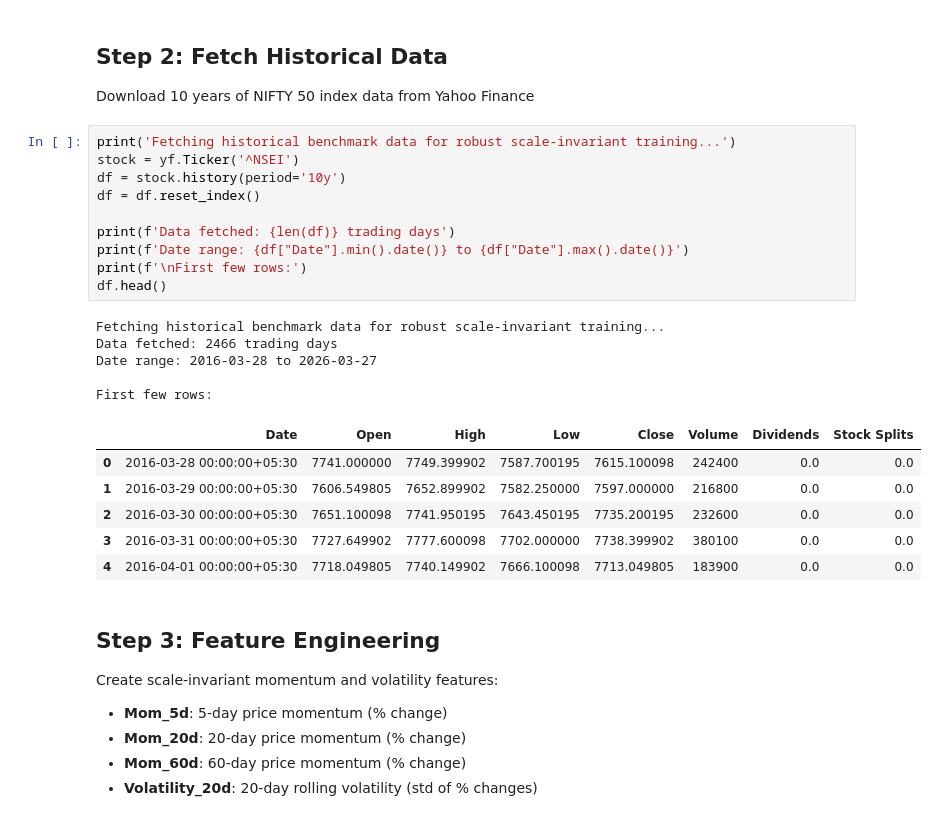
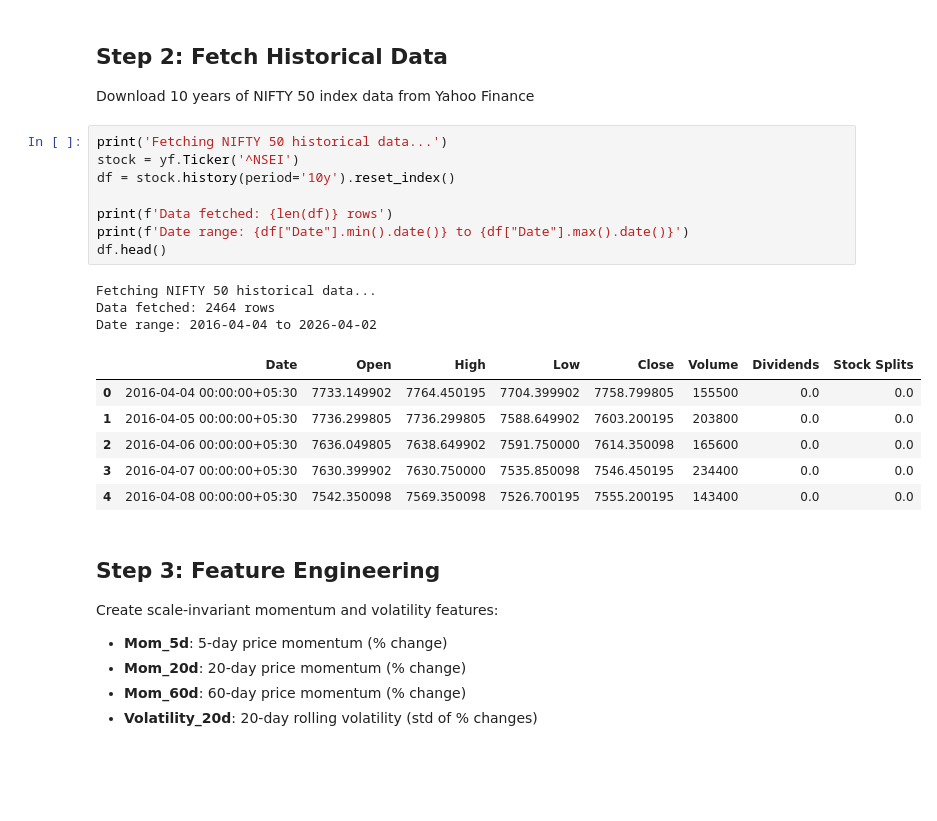
Before and after one commit to vaibhavmangla07/indian-stocks, a Jupyter notebook: notebook/train_model.ipynb, the cells around one changed output. Saved outputs shown, nothing was run; the diff lists cells and outputs as text; blank space fills up the shorter version.

```diff
--- a/notebook/train_model.ipynb
+++ b/notebook/train_model.ipynb
@@ -37,27 +36,23 @@ print('✓ All libraries imported successfully')
 
 Download 10 years of NIFTY 50 index data from Yahoo Finance
 # %%
-print('Fetching historical benchmark data for robust scale-invariant training...')
+print('Fetching NIFTY 50 historical data...')
 stock = yf.Ticker('^NSEI')
-df = stock.history(period='10y')
-df = df.reset_index()
+df = stock.history(period='10y').reset_index()
 
-print(f'Data fetched: {len(df)} trading days')
+print(f'Data fetched: {len(df)} rows')
 print(f'Date range: {df["Date"].min().date()} to {df["Date"].max().date()}')
-print(f'\nFirst few rows:')
 df.head()
 # %% [output]
-Fetching historical benchmark data for robust scale-invariant training...
-Data fetched: 2466 trading days
-Date range: 2016-03-28 to 2026-03-27
-
-First few rows:
+Fetching NIFTY 50 historical data...
+Data fetched: 2464 rows
+Date range: 2016-04-04 to 2026-04-02
 |  | Date | Open | High | Low | Close | Volume | Dividends | Stock Splits |
-| 0 | 2016-03-28 00:00:00+05:30 | 7741.000000 | 7749.399902 | 7587.700195 | 7615.100098 | 242400 | 0.0 | 0.0 |
-| 1 | 2016-03-29 00:00:00+05:30 | 7606.549805 | 7652.899902 | 7582.250000 | 7597.000000 | 216800 | 0.0 | 0.0 |
-| 2 | 2016-03-30 00:00:00+05:30 | 7651.100098 | 7741.950195 | 7643.450195 | 7735.200195 | 232600 | 0.0 | 0.0 |
-| 3 | 2016-03-31 00:00:00+05:30 | 7727.649902 | 7777.600098 | 7702.000000 | 7738.399902 | 380100 | 0.0 | 0.0 |
-| 4 | 2016-04-01 00:00:00+05:30 | 7718.049805 | 7740.149902 | 7666.100098 | 7713.049805 | 183900 | 0.0 | 0.0 |
+| 0 | 2016-04-04 00:00:00+05:30 | 7733.149902 | 7764.450195 | 7704.399902 | 7758.799805 | 155500 | 0.0 | 0.0 |
+| 1 | 2016-04-05 00:00:00+05:30 | 7736.299805 | 7736.299805 | 7588.649902 | 7603.200195 | 203800 | 0.0 | 0.0 |
+| 2 | 2016-04-06 00:00:00+05:30 | 7636.049805 | 7638.649902 | 7591.750000 | 7614.350098 | 165600 | 0.0 | 0.0 |
+| 3 | 2016-04-07 00:00:00+05:30 | 7630.399902 | 7630.750000 | 7535.850098 | 7546.450195 | 234400 | 0.0 | 0.0 |
+| 4 | 2016-04-08 00:00:00+05:30 | 7542.350098 | 7569.350098 | 7526.700195 | 7555.200195 | 143400 | 0.0 | 0.0 |
 # %% [markdown]
 ## Step 3: Feature Engineering
 
```
Also changed, not shown: parts of 14 cells of this notebook, 34 other files.
